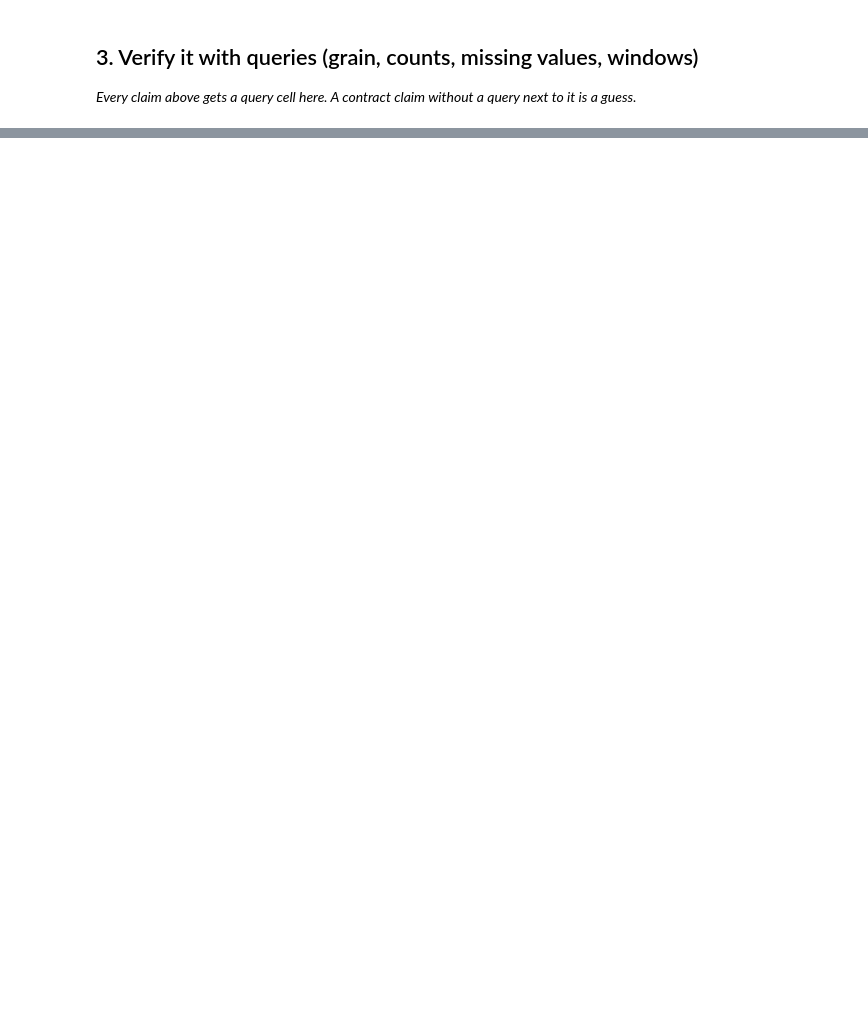
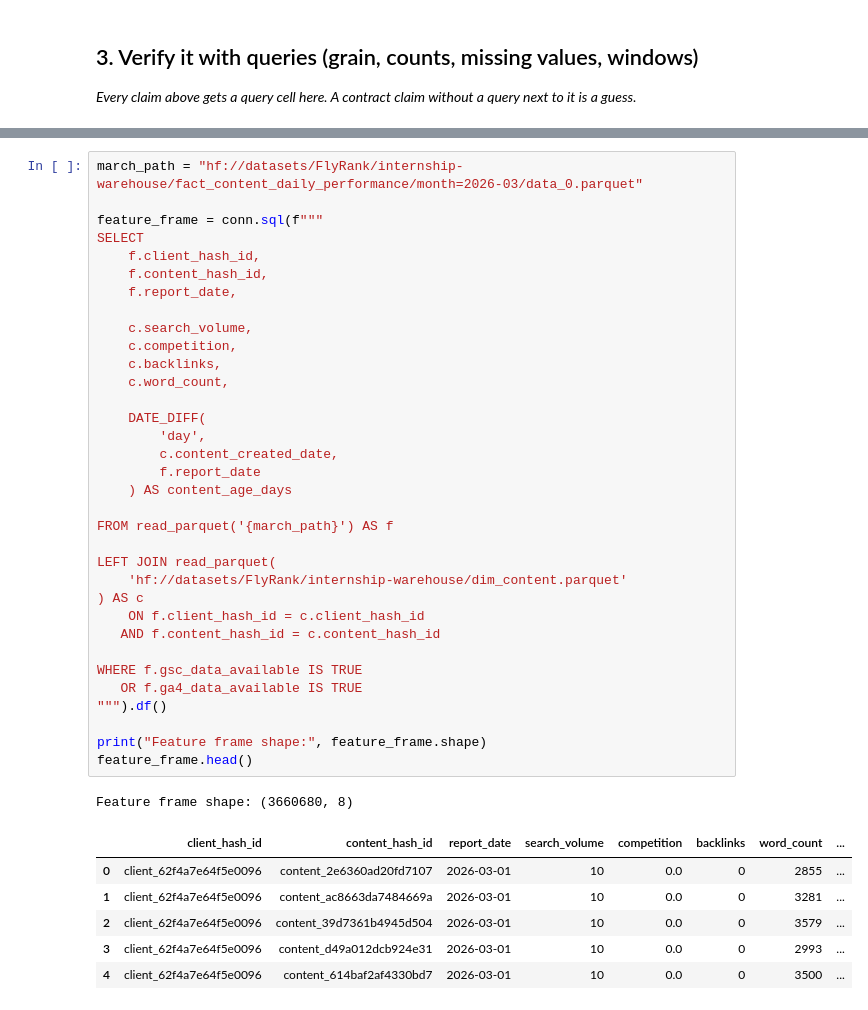
Before and after one commit to jetendarsoothar-png/flyrank-ml-internship, a Jupyter notebook: work/notebooks/w03_data_contract.ipynb, the cells around one changed output, grey strips where cells are left out. Drawn from its saved outputs; the diff is of its cells as text; blank space fills up the shorter version.

```diff
--- a/work/notebooks/w03_data_contract.ipynb
+++ b/work/notebooks/w03_data_contract.ipynb
@@ -36,0 +279,42 @@ This skeleton is yours to fill. Work the sections **in order** — each one has
+# %%
+march_path = "hf://datasets/FlyRank/internship-warehouse/fact_content_daily_performance/month=2026-03/data_0.parquet"
+
+feature_frame = conn.sql(f"""
+SELECT
+    f.client_hash_id,
+    f.content_hash_id,
+    f.report_date,
+
+    c.search_volume,
+    c.competition,
+    c.backlinks,
+    c.word_count,
+
+    DATE_DIFF(
+        'day',
+        c.content_created_date,
+        f.report_date
+    ) AS content_age_days
+
+FROM read_parquet('{march_path}') AS f
+
+LEFT JOIN read_parquet(
+    'hf://datasets/FlyRank/internship-warehouse/dim_content.parquet'
+) AS c
+    ON f.client_hash_id = c.client_hash_id
+   AND f.content_hash_id = c.content_hash_id
+
+WHERE f.gsc_data_available IS TRUE
+   OR f.ga4_data_available IS TRUE
+""").df()
+
+print("Feature frame shape:", feature_frame.shape)
+feature_frame.head()
+# %% [output]
+Feature frame shape: (3660680, 8)
+|  | client_hash_id | content_hash_id | report_date | search_volume | competition | backlinks | word_count | ... |
+| 0 | client_62f4a7e64f5e0096 | content_2e6360ad20fd7107 | 2026-03-01 | 10 | 0.0 | 0 | 2855 | ... |
+| 1 | client_62f4a7e64f5e0096 | content_ac8663da7484669a | 2026-03-01 | 10 | 0.0 | 0 | 3281 | ... |
+| 2 | client_62f4a7e64f5e0096 | content_39d7361b4945d504 | 2026-03-01 | 10 | 0.0 | 0 | 3579 | ... |
+| 3 | client_62f4a7e64f5e0096 | content_d49a012dcb924e31 | 2026-03-01 | 10 | 0.0 | 0 | 2993 | ... |
+| 4 | client_62f4a7e64f5e0096 | content_614baf2af4330bd7 | 2026-03-01 | 10 | 0.0 | 0 | 3500 | ... |
```
Also changed, not shown: parts of 33 cells of this notebook.
